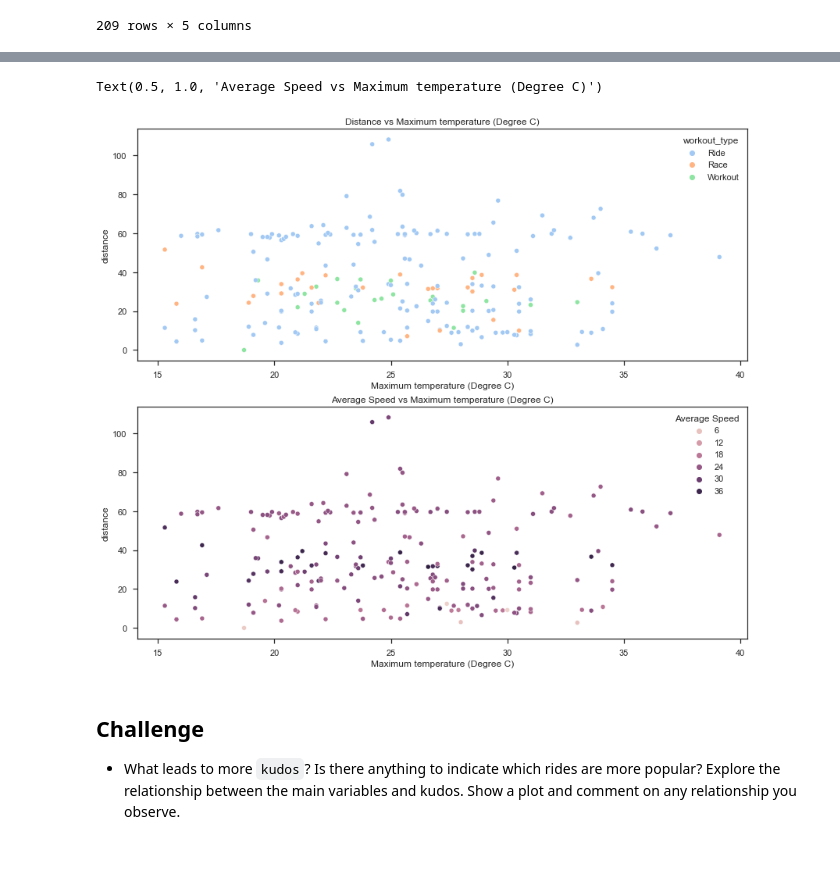
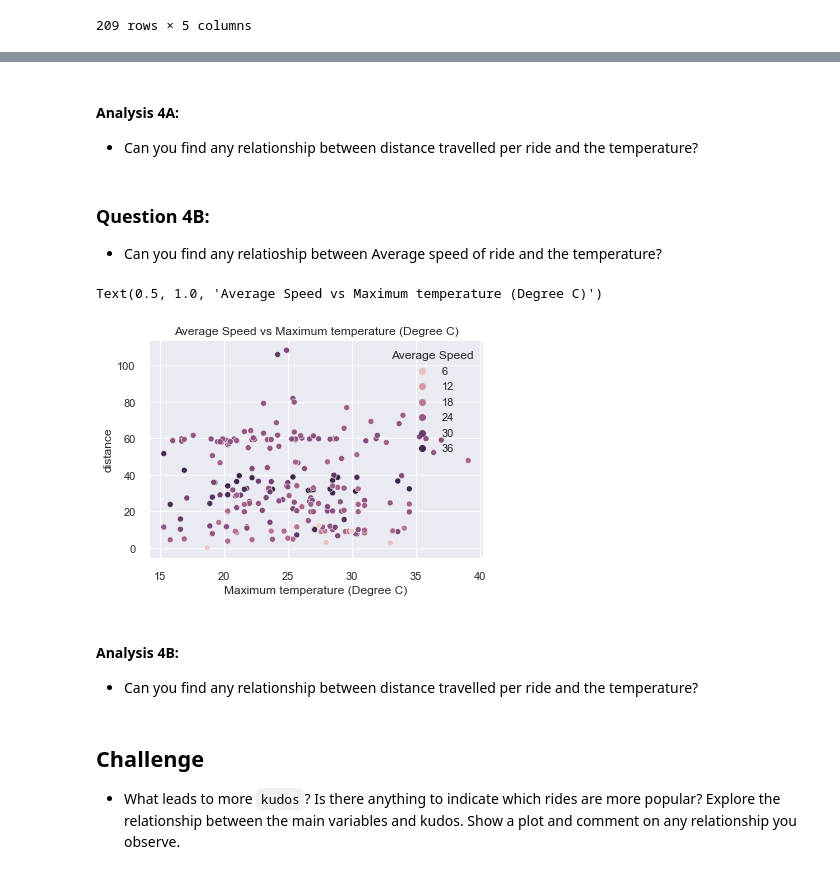
Before and after one commit to mona-piya/DS-portfolio-s1-2021-MonaMunegan, a Jupyter notebook: Portfolio 1.ipynb, the cells around one changed output, grey strips where cells are left out. Cells and saved outputs as stored; diff of their text form; code cells hidden in the pictures.

Commit message:
Analysis the first part (boxplot analysis-not finished ) + plot graphs challenge 1

```diff
--- a/Portfolio 1.ipynb
+++ b/Portfolio 1.ipynb
@@ -426,13 +426,12 @@ From the scatterplots above:
 # %%
 #Use histograms or box plots to visualise the different distributions of a variable for the three categories.
 #boxplot
-sns.set_theme(style="ticks", palette="pastel")
+#sns.set_theme(style="ticks", palette="pastel")
 # Load the example tips dataset
-tips = sns.load_dataset("tips")
+#tips = sns.load_dataset("tips")
 
 f, axes = plt.subplots(2, 2, figsize = (14, 12))
 sns.boxplot(x='workout_type', y='distance', data=strava_cheetah, width=0.4, ax=axes[0][0]).set_title('A. Distance vs Workout type')
-
 sns.boxplot(x='workout_type', y='Average Heart Rate', data=strava_cheetah, width=0.4, ax=axes[0][1]).set_title('B. Average Heart Rate vs Workout type')
 sns.boxplot(x='workout_type', y='Time Moving', data=strava_cheetah, width=0.4, ax=axes[1][0]).set_title('C. Moving Time vs Workout type')
 sns.boxplot(x='workout_type', y='TSS', data=strava_cheetah, width=0.4, ax=axes[1][1]).set_title('D. TSS vs Workout type')
@@ -609,10 +574,9 @@ result2019_w
 105 rows × 5 columns
 # %%
 #Append Data 2018 x 2019
+SC_weather = pd.concat([result2018_w, result2019_w] , axis=0)
 
-result_w = pd.concat([result2018_w, result2019_w] , axis=0)
-
-result_w
+SC_weather
 # %% [output]
 |  | SC_Date | distance | Average Speed | workout_type | Maximum temperature (Degree C) |
 | 0 | 2018-01-27 | 7.6 | 26.0234 | Ride | 30.4 |
@@ -630,11 +612,22 @@ result_w
+# %% [markdown]
+#### Analysis 4A:
+
+* Can you find any relationship between distance travelled per ride and the temperature?
+# %% [markdown]
+### Question 4B:
+
+* Can you find any relatioship between Average speed of ride and the temperature?
 # %%
-#distance vs Time Moving (on the three categories: Race, Workout and Ride)
-f, axes = plt.subplots(2, figsize = (14, 12))
-sns.scatterplot(x='Maximum temperature (Degree C)', y = 'distance', hue='workout_type', data = result_w, ax=axes[0]).set_title('Distance vs Maximum temperature (Degree C)')
-sns.scatterplot(x='Maximum temperature (Degree C)', y = 'distance', hue='Average Speed', data = result_w, ax=axes[1]).set_title('Average Speed vs Maximum temperature (Degree C)')
+#Average speed of ride and the temperature (on the three categories: Race, Workout and Ride)
+
+sns.scatterplot(x='Maximum temperature (Degree C)', y = 'distance', hue='Average Speed', data = SC_weather).set_title('Average Speed vs Maximum temperature (Degree C)')
 # %% [output]
 Text(0.5, 1.0, 'Average Speed vs Maximum temperature (Degree C)')
-[figure, old version]
+[figure, new version]
+# %% [markdown]
+#### Analysis 4B:
+
+* Can you find any relationship between distance travelled per ride and the temperature?
 # %% [markdown]
 ## Challenge
 
```
Also changed, not shown: parts of 21 cells of this notebook.
